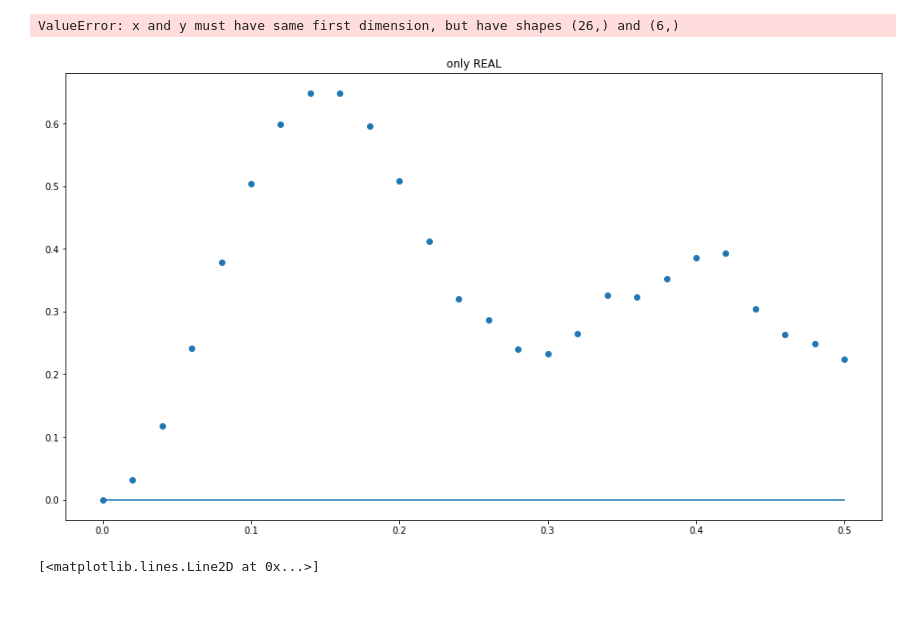
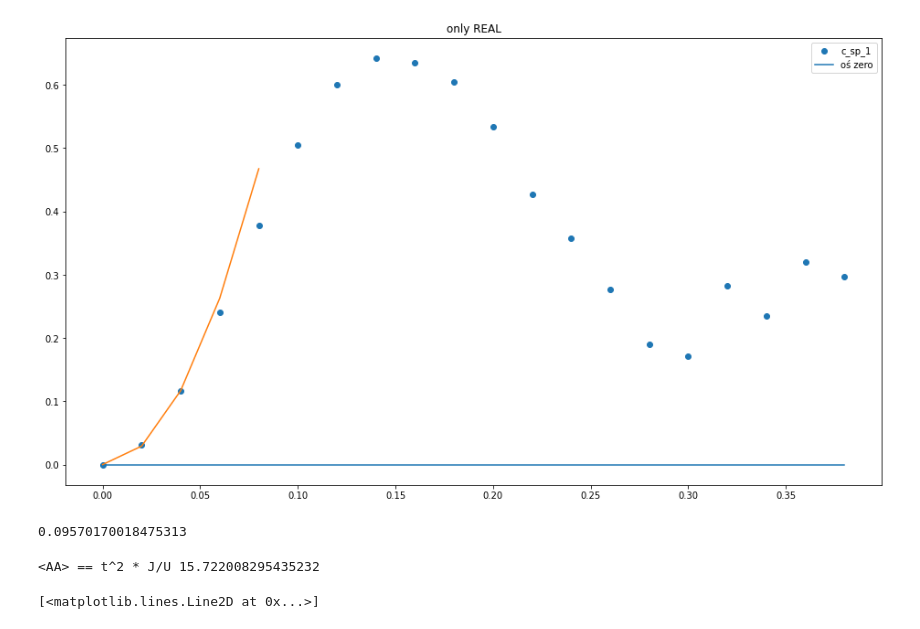
Before and after one commit to BalcarKMPL/TensorNetworks, a Jupyter notebook: sud_analysis.ipynb, the cells around one changed output. Drawn from its saved outputs; the diff is of its cells as text; code cells hidden in the pictures.

```diff
--- a/sud_analysis.ipynb
+++ b/sud_analysis.ipynb
@@ -275,56 +268,62 @@ for i in range(SPECS['n']+1):
         E_BA_WE_aah.append(corrAAH_WE['corB'][dist])
         E_AB_NS_aha.append(corrAHA_NS['corA'][dist])
         E_AB_NS_aah.append(corrAAH_NS['corA'][dist])
         E_BA_NS_aha.append(corrAHA_NS['corB'][dist])
         E_BA_NS_aah.append(corrAAH_NS['corB'][dist])
     except:
         continue
 
+ts=np.array(ts)
 E_AB_WE_aha = np.array(E_AB_WE_aha)
 E_AB_WE_aah = np.array(E_AB_WE_aah)
 E_BA_WE_aha = np.array(E_BA_WE_aha)
 E_BA_WE_aah = np.array(E_BA_WE_aah)
 E_AB_NS_aha = np.array(E_AB_NS_aha)
 E_AB_NS_aah = np.array(E_AB_NS_aah)
 E_BA_NS_aha = np.array(E_BA_NS_aha)
 E_BA_NS_aah = np.array(E_BA_NS_aah)
 
 average = (E_BA_NS_aha+E_BA_NS_aah+E_AB_NS_aha+E_AB_NS_aah+E_BA_WE_aha+E_BA_WE_aah+E_AB_WE_aha+E_AB_WE_aah)/8
 
 plt.clf()
 plt.title("only REAL")
 plt.scatter(ts, 2*average.real, label='c_sp_1')
 # plt.plot(ts[:14], 2*4*4.9*np.array(ts[:14])**2, label='aah+aha average REAL')
 plt.plot([ts[0],ts[-1]],[0,0],label='oś zero')
-plt.plot(ts,100*n,label='100*(liczba cząstek na oczko - 1)')
+plt.plot(ts[:5],(2*average[2].real / ts[2]**2)*ts[:5]**2)
+# plt.plot(ts,100*n,label='100*(liczba cząstek na oczko - 1)')
 plt.legend()
 plt.show()
 
-plt.clf()
-plt.title("only REAL")
-plt.scatter(ts[:len(E_AB_WE_aha)], 1/2*(E_BA_WE_aha+E_BA_WE_aah+E_AB_WE_aha+E_AB_WE_aah).real, label='aah+aha WE REAL', linestyle=(7.5, (15, 15)))
-plt.scatter(ts[:len(E_AB_WE_aha)], 1/2*(E_BA_NS_aha+E_BA_NS_aah+E_AB_NS_aha+E_AB_NS_aah).real, label='aah+aha NS REAL', linestyle=(-7.5, (15, 15)))
-plt.legend()
-plt.show()
-
-plt.clf()
-plt.title("only REAL")
-plt.scatter(ts[:len(E_AB_WE_aha)], 1/4*(E_BA_NS_aah+E_BA_WE_aah+E_AB_NS_aah+E_AB_WE_aah).real, label='aah REAL', linestyle=(7.5, (15, 15)))
-plt.scatter(ts[:len(E_AB_WE_aha)], 1/4*(E_BA_NS_aha+E_BA_WE_aha+E_AB_NS_aha+E_AB_WE_aha).real, label='aha REAL', linestyle=(-7.5, (15, 15)))
-plt.legend()
-plt.show()
-
-plt.clf()
-plt.title("only IMAG")
-plt.scatter(ts[:len(E_AB_WE_aha)], (E_BA_NS_aha+E_BA_NS_aah+E_AB_NS_aha+E_AB_NS_aah+E_BA_WE_aha+E_BA_WE_aah+E_AB_WE_aha+E_AB_WE_aah).imag, label='aah+aha A IMAG')
-plt.scatter(ts[:len(E_AB_WE_aha)], (E_BA_NS_aha+E_BA_NS_aah+E_AB_NS_aha+E_AB_NS_aah+E_BA_WE_aha+E_BA_WE_aah+E_AB_WE_aha+E_AB_WE_aah).imag, label='aah+aha B IMAG')
-plt.legend()
-plt.show()
+# plt.clf()
+# plt.title("only REAL")
+# plt.scatter(ts[:len(E_AB_WE_aha)], 1/2*(E_BA_WE_aha+E_BA_WE_aah+E_AB_WE_aha+E_AB_WE_aah).real, label='aah+aha WE REAL', linestyle=(7.5, (15, 15)))
+# plt.scatter(ts[:len(E_AB_WE_aha)], 1/2*(E_BA_NS_aha+E_BA_NS_aah+E_AB_NS_aha+E_AB_NS_aah).real, label='aah+aha NS REAL', linestyle=(-7.5, (15, 15)))
+# plt.legend()
+# plt.show()
+#
+# plt.clf()
+# plt.title("only REAL")
+# plt.scatter(ts[:len(E_AB_WE_aha)], 1/4*(E_BA_NS_aah+E_BA_WE_aah+E_AB_NS_aah+E_AB_WE_aah).real, label='aah REAL', linestyle=(7.5, (15, 15)))
+# plt.scatter(ts[:len(E_AB_WE_aha)], 1/4*(E_BA_NS_aha+E_BA_WE_aha+E_AB_NS_aha+E_AB_WE_aha).real, label='aha REAL', linestyle=(-7.5, (15, 15)))
+# plt.legend()
+# plt.show()
+#
+# plt.clf()
+# plt.title("only IMAG")
+# plt.scatter(ts[:len(E_AB_WE_aha)], (E_BA_NS_aha+E_BA_NS_aah+E_AB_NS_aha+E_AB_NS_aah+E_BA_WE_aha+E_BA_WE_aah+E_AB_WE_aha+E_AB_WE_aah).imag, label='aah+aha A IMAG')
+# plt.scatter(ts[:len(E_AB_WE_aha)], (E_BA_NS_aha+E_BA_NS_aah+E_AB_NS_aha+E_AB_NS_aah+E_BA_WE_aha+E_BA_WE_aah+E_AB_WE_aha+E_AB_WE_aah).imag, label='aah+aha B IMAG')
+# plt.legend()
+# plt.show()
 
 print(np.std((E_BA_NS_aah+E_BA_WE_aah+E_AB_NS_aah+E_AB_WE_aah))/4)
 # %% [output]
+[figure, new version]
-ValueError: x and y must have same first dimension, but have shapes (26,) and (6,)
+0.09570170018475313
-[figure, old version]
+# %%
+print("<AA> == t^2 * J/U", (2*average[1].real / ts[1]**2)/4.9)
+# %% [output]
+<AA> == t^2 * J/U 15.722008295435232
 # %%
 E_AB_aah_1, E_AB_aha_1, E_BA_aah_1, E_BA_aha_1 = [], [], [], []
 ts = []
```
Also changed, not shown: parts of 6 cells of this notebook, 11 other files.
